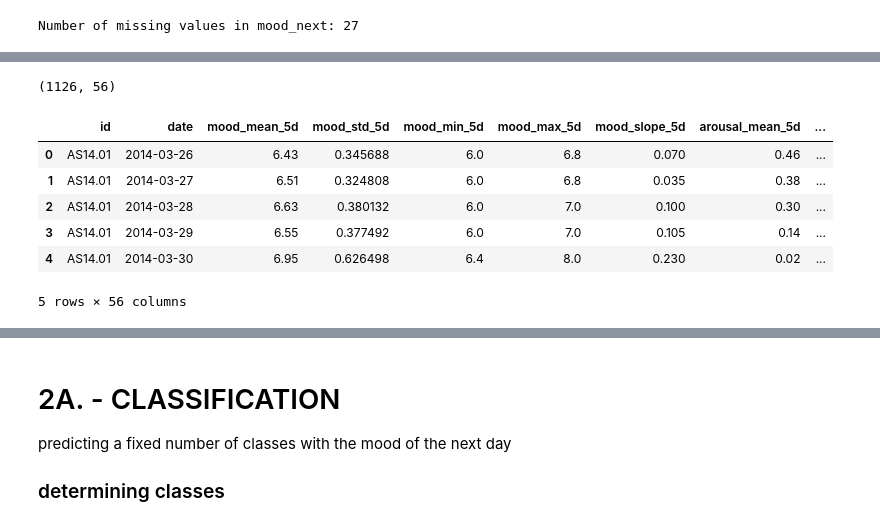
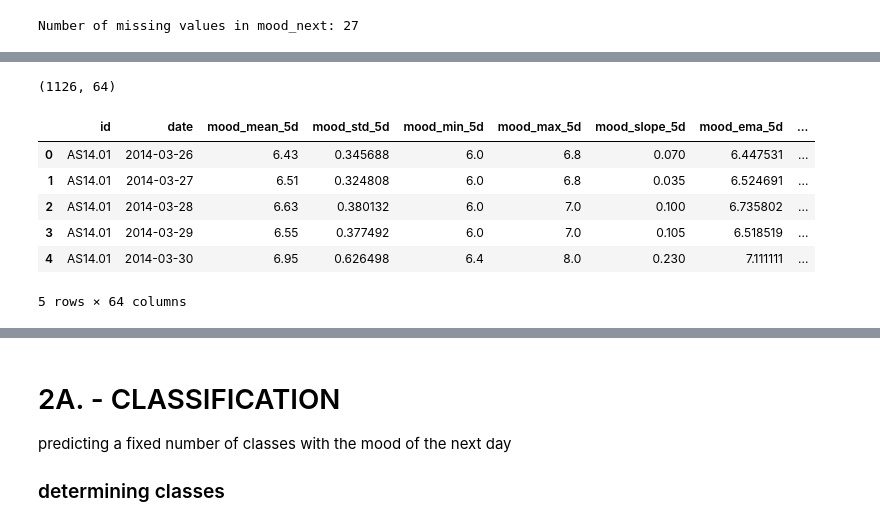
Before and after one commit to alicja-a-d/Data_Mining, a Jupyter notebook: assignment1_DMT_v1.ipynb, the cells around one changed output, grey strips where cells are left out. Saved outputs shown, nothing was run; the diff lists cells and outputs as text; code cells hidden in the pictures.

```diff
--- a/assignment1_DMT_v1.ipynb
+++ b/assignment1_DMT_v1.ipynb
@@ -284,7 +376,6 @@ Shape after removing gaps: (1891, 40)
 df_daily = (df_consec.set_index('date')
            .groupby('id')
            .resample('D').asfreq()
-           .drop(columns=['id'])
            .reset_index()).copy()
 # %%
 df_daily.isna().sum()
@@ -339,8 +430,7 @@ sms_sum                     0
 dtype: int64
 # %%
 # fill for mood and circumplex vars using different methods (LOCF, interpolation)
-target_vars = ["mood_mean", "circumplex.arousal_mean", "circumplex.valence_mean"] # could be done also for the other vars
-# method 1: forward fill
+target_vars = [col for col in df_daily.columns if ('mean' in col) or ('max' in col) or ('min' in col) or ('std' in col) or ('count' in col)]
 df_LOCF = df_daily.copy()
 df_LOCF = df_LOCF.sort_values(['id', 'date'])
 for var in target_vars:
@@ -519,6 +650,7 @@ A possible problem that comes with LOCF is that it may be introducing bias in ca
 # %%
 # use either df_LOCF or df_interpolation for the rest of the analyses
 # %%
+df_interpolation = df_interpolation.sort_values(['id', 'date'])
 df_interpolation['mood_next'] = (df_interpolation.groupby('id')['mood_mean'].shift(-1))
 df_interpolation.head()
 # %% [output]
@@ -577,11 +707,13 @@ df_feature['weekend'] = df_feature['weekend'].astype(int) # convert weekend colu
 #weekday dummies
 df_feature['date'] = pd.to_datetime(df_feature['date'])
 df_feature['day_of_week'] = df_feature['date'].dt.day_name()
+df_feature["month"] = df_feature["date"].dt.month_name()
 day_dummies = pd.get_dummies(df_feature['day_of_week'], dtype=int)
-df_feature = pd.concat([df_feature, day_dummies], axis=1)
+month_dummies = pd.get_dummies(df_feature['month'], dtype=int)
+df_feature = pd.concat([df_feature, day_dummies, month_dummies], axis=1)
 # list of day names for the loop
 days = ['Monday', 'Tuesday', 'Wednesday', 'Thursday', 'Friday', 'Saturday', 'Sunday']
-
+months = ["February", "March", "April", "May", "June"]
 appcat_cols = [
             'appCat.builtin_sum',
             'appCat.communication_sum',
@@ -600,52 +732,54 @@ appcat_cols = [
             'sms_sum',
         ]
 
-predictor_cols = ['mood_mean', 'arousal_mean', 'valence_mean', ] # for now we only keep those columns - I have to think about how we can average the other predictors like num calls etc.
+mood_cols = ['mood_mean', 'arousal_mean', 'valence_mean', ]
 window = 5 #the prediction is based on past 5 days - as in the example
 instances = []
 # %%
-
 for patient_id, group in df_feature.groupby('id'): #separate df for each patient to prevent data leak - this also handles patients having different starting dates
     group = group.reset_index(drop=True) #reset index
     for t in range(window, len(group)): #starting at day 6
-        window_days = group.iloc[t - window:t] #5 days before day t
-        t_day = group.iloc[t] #prediction day
+        window_days = group.iloc[t - window:t] # 5 days before day t
+        t_day = group.iloc[t] # prediction day
 
         row = {'id': patient_id, 'date': t_day['date']}
 
-        for col in predictor_cols: #summary stats over the 5 days - autmatically calucaltes the stats for all predictor columns
+        for col in mood_cols: #summary stats over the 5 days - autmatically calucaltes the stats for all predictor columns
             name = col.replace('_mean', '')
             row[f'{name}_mean_{window}d'] = window_days[col].mean()   # average mood/arousal/valence over window
             row[f'{name}_std_{window}d']  = window_days[col].std()    # standard deviation
             row[f'{name}_min_{window}d']  = window_days[col].min()    # lowest value in the window
             row[f'{name}_max_{window}d']  = window_days[col].max()    # max value in the window
 
             row[f'{name}_slope_{window}d'] = np.polyfit(range(window), window_days[col].values, 1)[0] # slope of the predictor over the window —  if positive it's improving
+            row[f'{name}_ema_{window}d'] = window_days[col].ewm(span=window, adjust=False).mean().iloc[-1] # exponential moving average - more weight to recent days
 
         for col in appcat_cols: #only avg and sum
-            name = col.replace('appCat.', 'appCat_')
-            name = col.replace('_sum', '')
+            name = col.replace('appCat.', 'appCat_').replace('_sum', '')
             row[f'{name}_mean_{window}d'] = window_days[col].mean() # average daily app category usage over window
             row[f'{name}_sum_{window}d']  = window_days[col].sum()  # total app category usage over window
 
         #day of the week dummies for the current day
         for d in days:
             row[d] = t_day[d]
+
+        for m in months:
+            row[m] = int(t_day[m]) if m in t_day.index else 0
 
         row['weekend'] = t_day['weekend']
 
         row['target_mood'] = t_day['mood_mean'] #target mood value
         instances.append(row) # add the prediction row to list
 
 df_ml = pd.DataFrame(instances) #new df for ML prediction
 display(df_ml.shape)
 display(df_ml.head())
 # %% [output]
-(1126, 56)
+(1126, 64)
-|  | id | date | mood_mean_5d | mood_std_5d | mood_min_5d | mood_max_5d | mood_slope_5d | arousal_mean_5d | ... |
-| 0 | AS14.01 | 2014-03-26 | 6.43 | 0.345688 | 6.0 | 6.8 | 0.070 | 0.46 | ... |
-| 1 | AS14.01 | 2014-03-27 | 6.51 | 0.324808 | 6.0 | 6.8 | 0.035 | 0.38 | ... |
-| 2 | AS14.01 | 2014-03-28 | 6.63 | 0.380132 | 6.0 | 7.0 | 0.100 | 0.30 | ... |
-| 3 | AS14.01 | 2014-03-29 | 6.55 | 0.377492 | 6.0 | 7.0 | 0.105 | 0.14 | ... |
-| 4 | AS14.01 | 2014-03-30 | 6.95 | 0.626498 | 6.4 | 8.0 | 0.230 | 0.02 | ... |
+|  | id | date | mood_mean_5d | mood_std_5d | mood_min_5d | mood_max_5d | mood_slope_5d | mood_ema_5d | ... |
+| 0 | AS14.01 | 2014-03-26 | 6.43 | 0.345688 | 6.0 | 6.8 | 0.070 | 6.447531 | ... |
+| 1 | AS14.01 | 2014-03-27 | 6.51 | 0.324808 | 6.0 | 6.8 | 0.035 | 6.524691 | ... |
+| 2 | AS14.01 | 2014-03-28 | 6.63 | 0.380132 | 6.0 | 7.0 | 0.100 | 6.735802 | ... |
+| 3 | AS14.01 | 2014-03-29 | 6.55 | 0.377492 | 6.0 | 7.0 | 0.105 | 6.518519 | ... |
+| 4 | AS14.01 | 2014-03-30 | 6.95 | 0.626498 | 6.4 | 8.0 | 0.230 | 7.111111 | ... |
-5 rows × 56 columns
+5 rows × 64 columns
```
Also changed, not shown: parts of 33 cells of this notebook.
